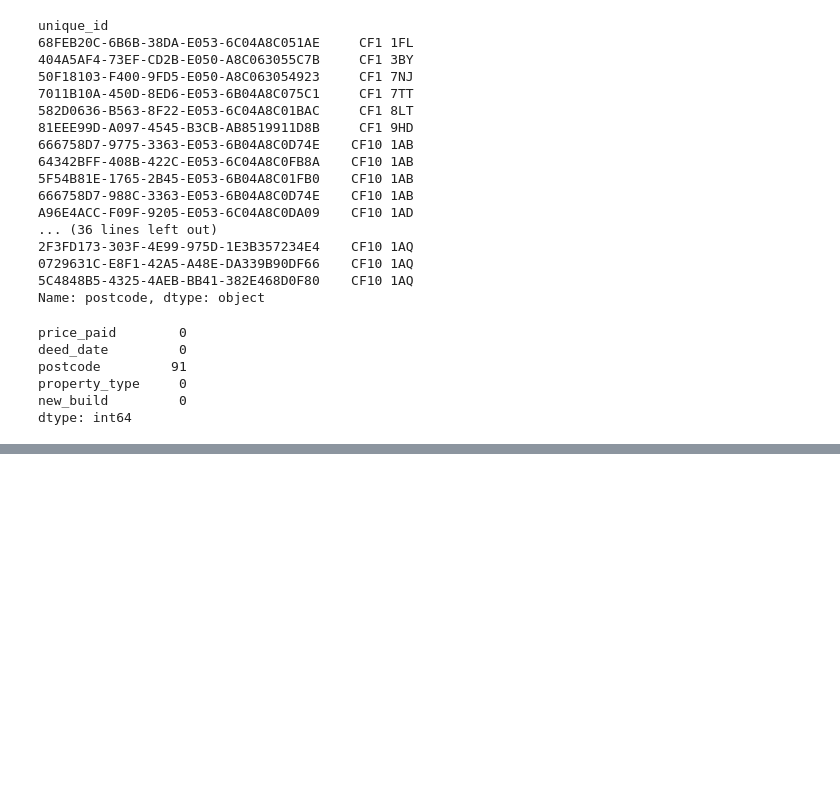
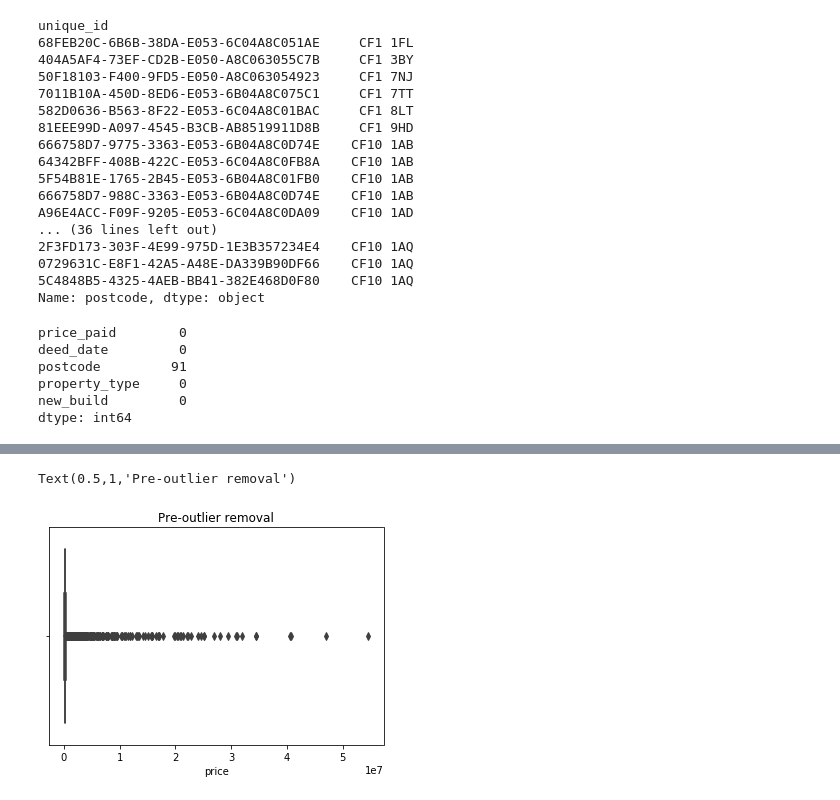
Before and after one commit to risdallseis/Cardiff_house_sales, a Jupyter notebook: script.ipynb, the cells around one changed output, grey strips where cells are left out. Cells and saved outputs as stored; diff of their text form; code cells hidden in the pictures; blank space fills up the shorter version.

```diff
--- a/script.ipynb
+++ b/script.ipynb
@@ -69,0 +88,5 @@ TypeError: 'method' object is not subscriptable
+# %%
+sns.boxplot(x="price", data=df).set_title('Pre-outlier removal')
+# %% [output]
+Text(0.5,1,'Pre-outlier removal')
+[figure, added]
```
Also changed, not shown: parts of 22 cells of this notebook.
